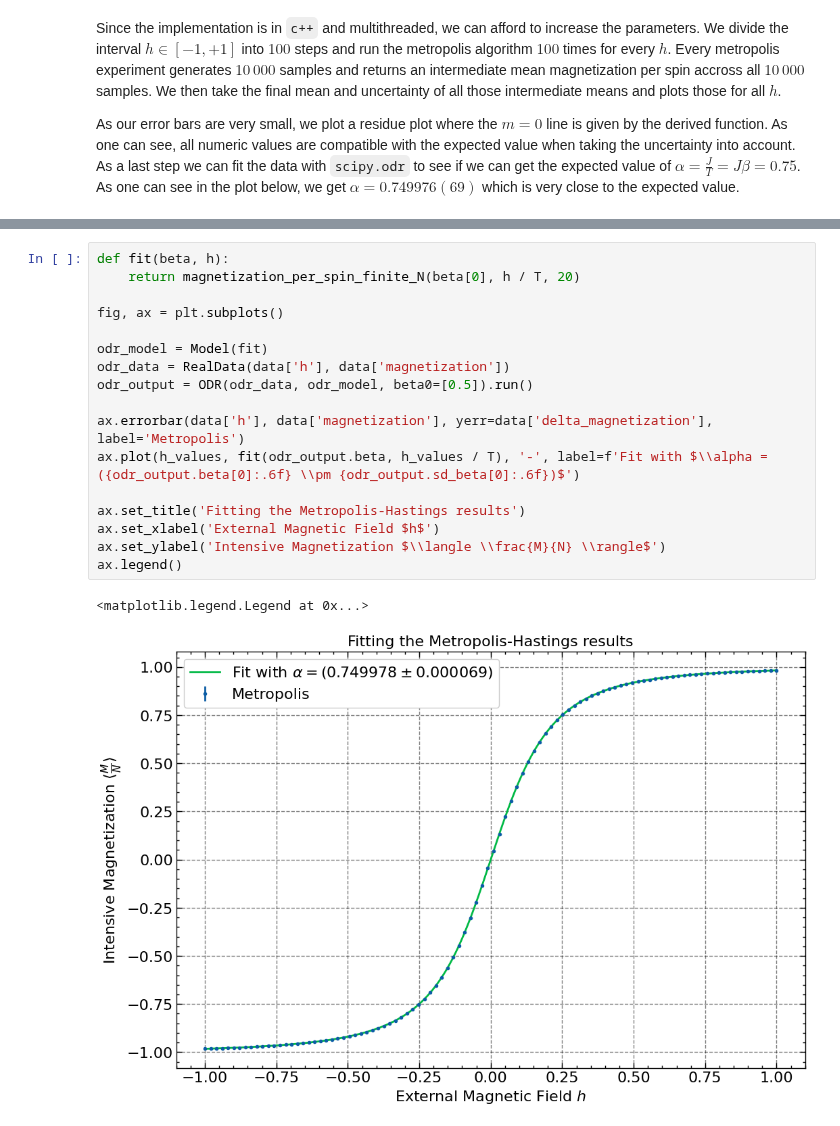
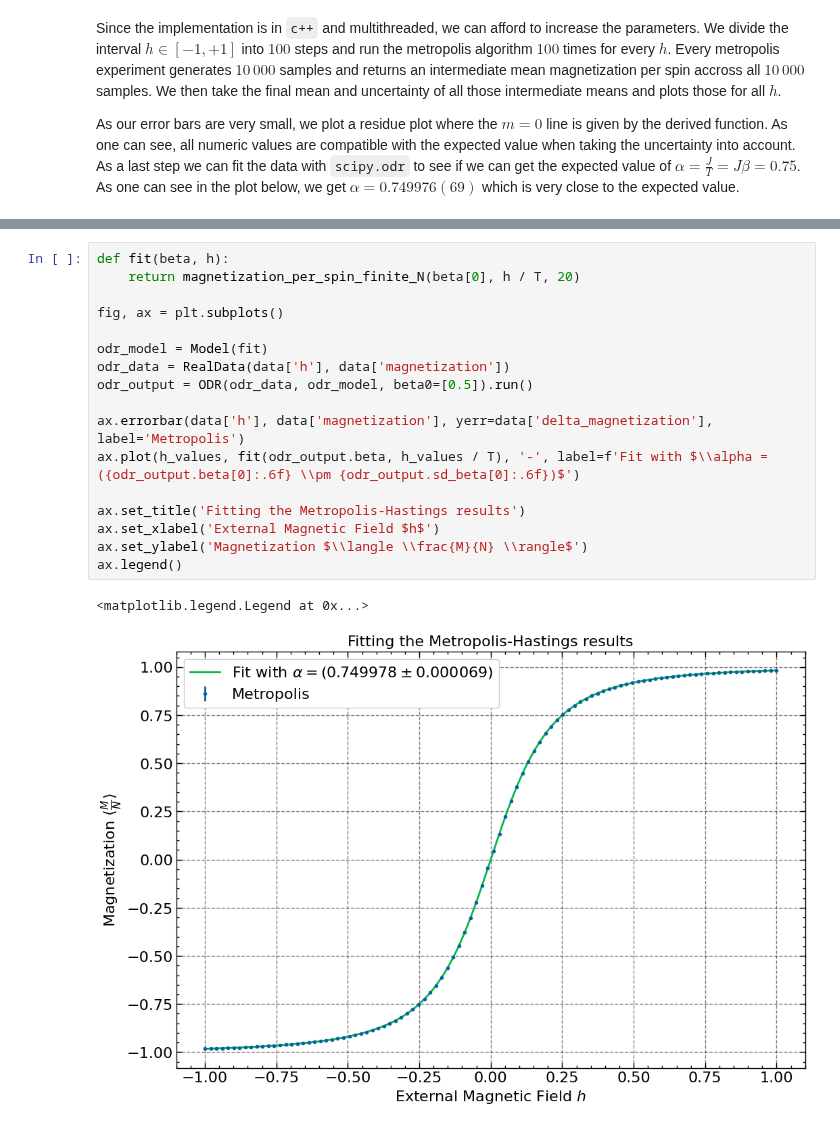
Before and after one commit to lennartvrg/ComputationalPhysics, a Jupyter notebook: 4 - The Ising Model in 1D/Notebook.ipynb, the cells around one changed output, grey strips where cells are left out. Drawn from its saved outputs; the diff is of its cells as text.

```diff
--- a/4 - The Ising Model in 1D/Notebook.ipynb
+++ b/4 - The Ising Model in 1D/Notebook.ipynb
@@ -187,20 +187,20 @@ ax.legend()
 # %%
 def fit(beta, h):
     return magnetization_per_spin_finite_N(beta[0], h / T, 20)
 
 fig, ax = plt.subplots()
 
 odr_model = Model(fit)
 odr_data = RealData(data['h'], data['magnetization'])
 odr_output = ODR(odr_data, odr_model, beta0=[0.5]).run()
 
 ax.errorbar(data['h'], data['magnetization'], yerr=data['delta_magnetization'], label='Metropolis')
 ax.plot(h_values, fit(odr_output.beta, h_values / T), '-', label=f'Fit with $\\alpha = ({odr_output.beta[0]:.6f} \\pm {odr_output.sd_beta[0]:.6f})$')
 
 ax.set_title('Fitting the Metropolis-Hastings results')
 ax.set_xlabel('External Magnetic Field $h$')
-ax.set_ylabel('Intensive Magnetization $\\langle \\frac{M}{N} \\rangle$')
+ax.set_ylabel('Magnetization $\\langle \\frac{M}{N} \\rangle$')
 ax.legend()
 # %% [output]
 <matplotlib.legend.Legend at 0x...>
-[figure, old version]
+[figure, new version]
```
Also changed, not shown: parts of 2 cells of this notebook.
